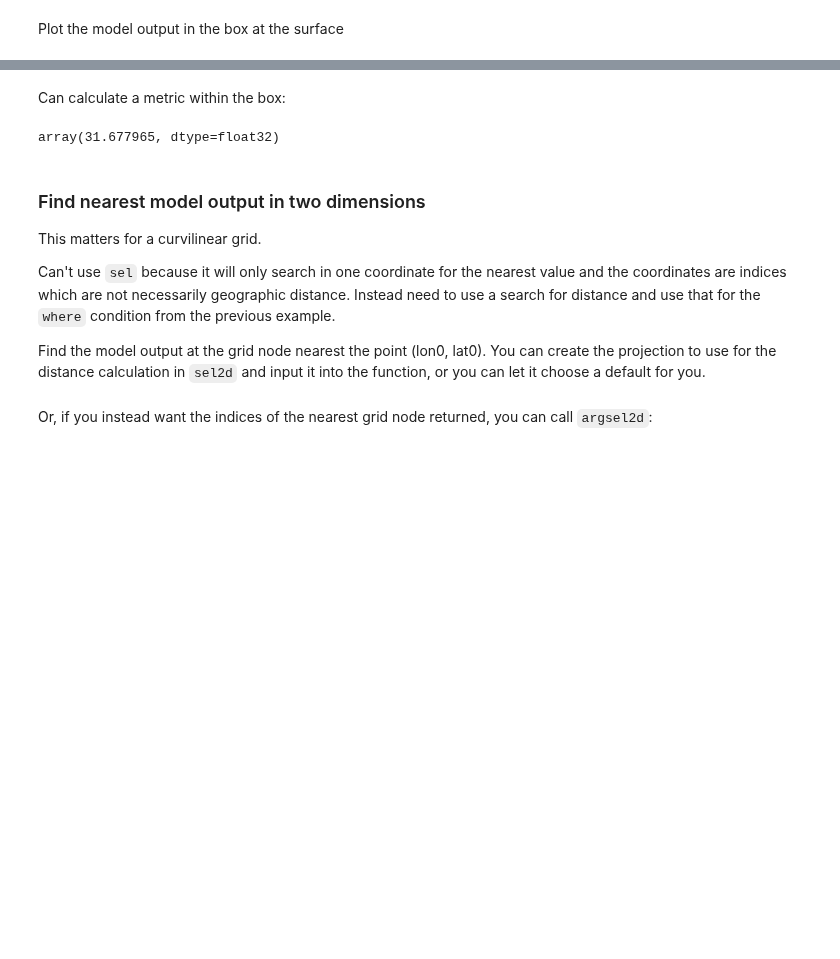
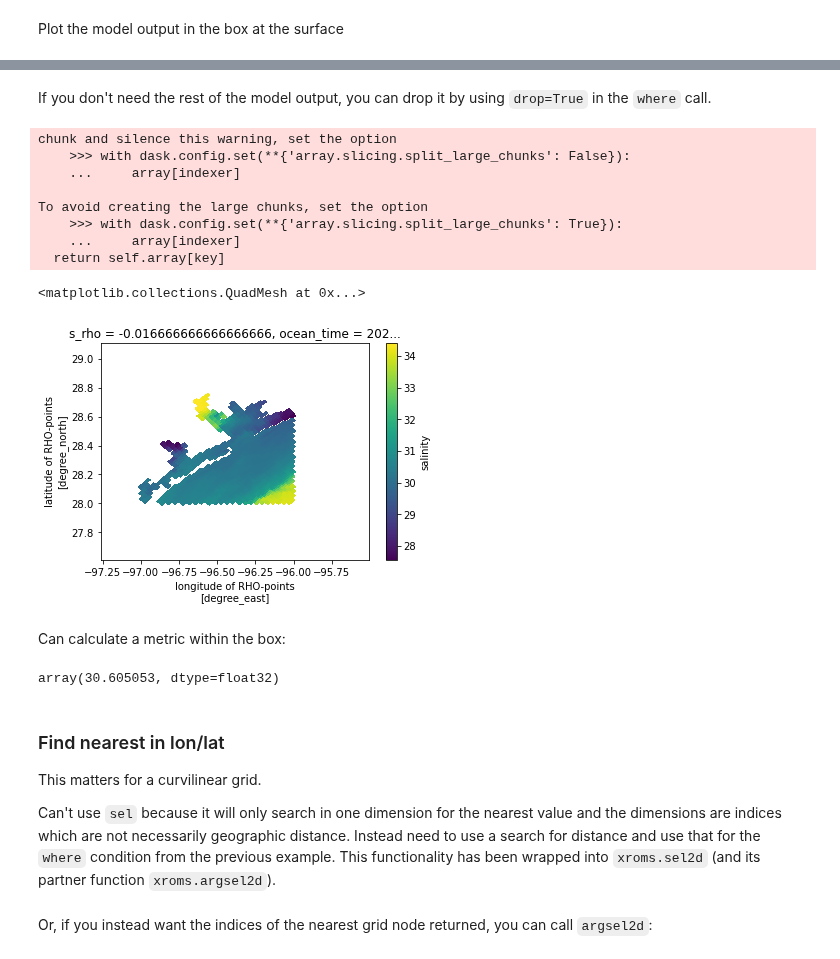
Before and after one commit to xoceanmodel/xroms, a Jupyter notebook: examples/select_data.ipynb, the cells around one changed output, grey strips where cells are left out. Saved outputs shown, nothing was run; the diff lists cells and outputs as text; code cells hidden in the pictures; blank space fills up the shorter version.

```diff
--- a/examples/select_data.ipynb
+++ b/examples/select_data.ipynb
@@ -342,14 +104,28 @@ dss.plot(x='lon_rho', y='lat_rho')
+# %% [markdown]
+If you don't need the rest of the model output, you can drop it by using `drop=True` in the `where` call.
+# %%
+dss = ds.where(box, drop=True).salt.cf.isel(Z=-1, T=0)
+dss.cf.plot(x='longitude', y='latitude')
+# %% [output]
+chunk and silence this warning, set the option
+    >>> with dask.config.set(**{'array.slicing.split_large_chunks': False}):
+    ...     array[indexer]
+
+To avoid creating the large chunks, set the option
+    >>> with dask.config.set(**{'array.slicing.split_large_chunks': True}):
+    ...     array[indexer]
+  return self.array[key]
+<matplotlib.collections.QuadMesh at 0x...>
+[figure, added]
 # %% [markdown]
 Can calculate a metric within the box:
 # %%
 dss.mean().values
 # %% [output]
-array(31.677965, dtype=float32)
+array(30.605053, dtype=float32)
 # %% [markdown]
-### Find nearest model output in two dimensions
+### Find nearest in lon/lat
 
 This matters for a curvilinear grid.
 
-Can't use `sel` because it will only search in one coordinate for the nearest value and the coordinates are indices which are not necessarily geographic distance. Instead need to use a search for distance and use that for the `where` condition from the previous example.
-
-Find the model output at the grid node nearest the point (lon0, lat0). You can create the projection to use for the distance calculation in `sel2d` and input it into the function, or you can let it choose a default for you.
+Can't use `sel` because it will only search in one dimension for the nearest value and the dimensions are indices which are not necessarily geographic distance. Instead need to use a search for distance and use that for the `where` condition from the previous example. This functionality has been wrapped into `xroms.sel2d` (and its partner function `xroms.argsel2d`).
```
Also changed, not shown: parts of 43 cells of this notebook, 12 other files.
